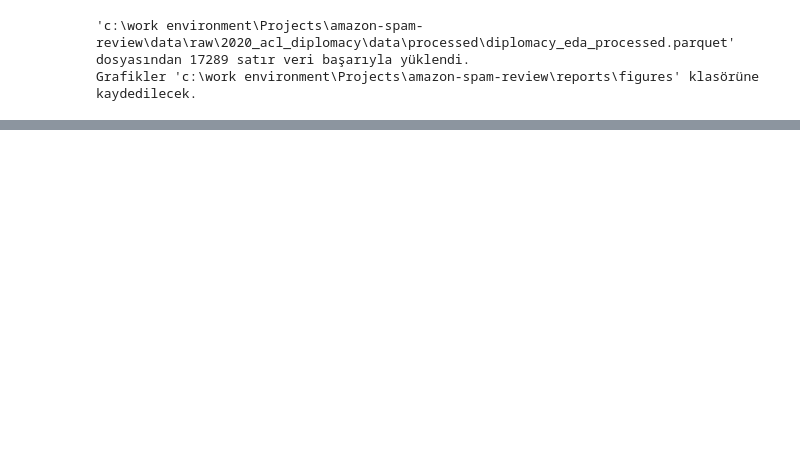
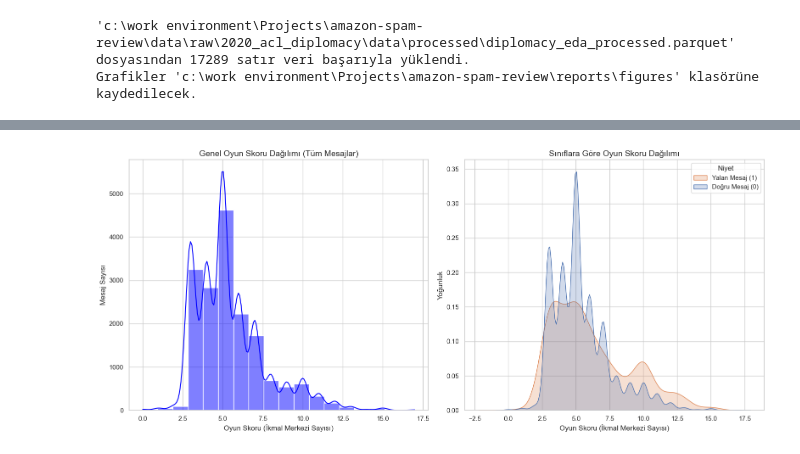
Before and after one commit to AybarsKansu/amazon-fake-review-detector, a Jupyter notebook: notebooks/data_prerocessing_diplomacy.ipynb, the cells around one changed output, grey strips where cells are left out. Drawn from its saved outputs; the diff is of its cells as text; code cells hidden in the pictures; blank space fills up the shorter version.

```diff
--- a/notebooks/data_prerocessing_diplomacy.ipynb
+++ b/notebooks/data_prerocessing_diplomacy.ipynb
@@ -145,0 +188,25 @@ Grafikler 'c:\work environment\Projects\amazon-spam-review\reports\figures' klas
+# %%
+plt.figure(figsize=(16, 7))
+
+# Tüm veri için oyun skoru dağılımı
+plt.subplot(1, 2, 1)
+sns.histplot(data=data, x='game_score', bins=18, kde=True, color='blue')
+plt.title('Genel Oyun Skoru Dağılımı (Tüm Mesajlar)', fontsize=14)
+plt.xlabel('Oyun Skoru (İkmal Merkezi Sayısı)', fontsize=12)
+plt.ylabel('Mesaj Sayısı', fontsize=12)
+
+# Sınıflara göre oyun skoru dağılımı
+plt.subplot(1, 2, 2)
+# HATA DÜZELTME: palette={...} parametresi kaldırıldı.
+sns.kdeplot(data=data, x='game_score', hue='target',
+            fill=True, common_norm=False)
+plt.title('Sınıflara Göre Oyun Skoru Dağılımı', fontsize=14)
+plt.xlabel('Oyun Skoru (İkmal Merkezi Sayısı)', fontsize=12)
+plt.ylabel('Yoğunluk', fontsize=12)
+plt.legend(title='Niyet', labels=['Yalan Mesaj (1)', 'Doğru Mesaj (0)'])
+
+plt.tight_layout()
+plt.savefig(os.path.join(reports_dir, "diplomacy_02_score_distribution.png"))
+plt.show()
+# %% [output]
+[figure, added]
```
Also changed, not shown: parts of 7 cells of this notebook, 5 other files.
